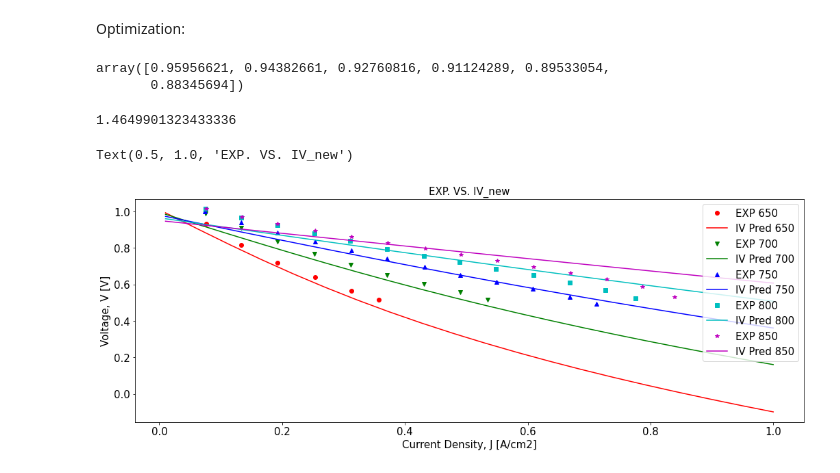
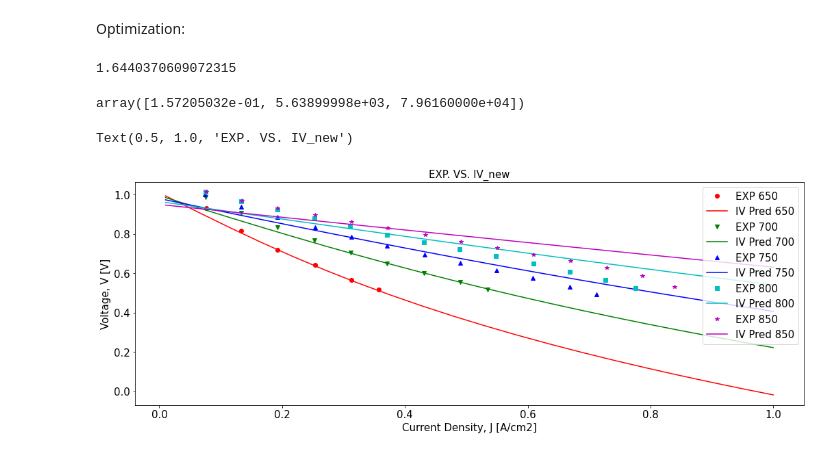
Before and after one commit to NGFC-Lib/NGFC-Lib, a Jupyter notebook: jupyter/Python_IV_Curve/Resources_More/IV_New_optimization.ipynb, the cells around one changed output. Cells and saved outputs as stored; diff of their text form; code cells hidden in the pictures.

```diff
--- a/jupyter/Python_IV_Curve/Resources_More/IV_New_optimization.ipynb
+++ b/jupyter/Python_IV_Curve/Resources_More/IV_New_optimization.ipynb
@@ -739,8 +739,8 @@ def IV_new(oT,fT,J,pO2air,pN2air,pH2,pH2O,pCO,pCO2,pCH4,pN2,pSys,BV_alpha,BV_pre
     return(V,Voc,Ohmic,BV,Cath,Anod)
 # %%
 # environment parameters
-oT =750+273.15      #Temperature oxidant (K)
-fT =750+273.15      #Temperature fuel (K)
+oT =700+273.15      #Temperature oxidant (K)
+fT =700+273.15      #Temperature fuel (K)
 pO2air=0.3          #Air side partial pressure O2 (atm)
 pN2air =0.7         #Air side partial pressure N2 (atm)
 pH2 = 0.4375        #Fuel side partial pressure H2 (atm)
@@ -770,7 +770,20 @@ Optimization:
 
 param_guess = np.array([0.43236, 5639, 79616]) #BV_alpha, BV_prexp, BV_Eact
 # %%
-def objective_function(y_exp, y_model):
+def objective_function(param_guess):
+
+    filename = './Resources_More/ExperimentalData/'+str(700)+'.csv'
+    data = np.loadtxt(open(filename, "rb"), delimiter=",", skiprows=1)
+    x = data[:,0]
+    y_exp = data[:,1]
+
+    y_model = np.zeros(len(y_exp))
+
+    for j in range(len(y_exp)):
+        y_model[j], Voc, Ohmic, BV, Cath, Anode = IV_new(oT,fT,x[j],pO2air,pN2air,pH2,pH2O,pCO,pCO2,pCH4,pN2,pSys,
+                                                    param_guess[0],param_guess[1],param_guess[2],
+                                                       True,de_a,ne_a,alpha_a,de_c,ne_c,alpha_c)
+
     error = np.zeros(len(y_exp))
     for i in range(len(y_exp)):
 
@@ -779,28 +792,15 @@ def objective_function(y_exp, y_model):
     sum_error = np.sum(error)
 
     return sum_error
-# %%
-filename = './Resources_More/ExperimentalData/'+str(650)+'.csv'
-data = np.loadtxt(open(filename, "rb"), delimiter=",", skiprows=1)
-x = data[:,0]
-y_exp = data[:,1]
-
-y_model = np.zeros(len(y_exp))
-for j in range(len(y_exp)):
-        y_model[j], Voc, Ohmic, BV, Cath, Anode = IV_new(oT,fT,x[j],pO2air,pN2air,pH2,pH2O,pCO,pCO2,pCH4,pN2,pSys,
-                                                        param_guess[0],param_guess[1],param_guess[2],
-                                                       True,de_a,ne_a,alpha_a,de_c,ne_c,alpha_c)
-
-y_model
-# %% [output]
-array([0.95956621, 0.94382661, 0.92760816, 0.91124289, 0.89533054,
-       0.88345694])
-# %%
-objective_function(y_exp, y_model)
-# %% [output]
-1.4649901323433336
+# %%
+objective_function(param_guess)
+# %% [output]
+1.6440370609072315
 # %%
-#minimize(objective_function, param_guess)
+result = minimize(objective_function, param_guess)
+result.x
+# %% [output]
+array([1.57205032e-01, 5.63899998e+03, 7.96160000e+04])
 # %%
 # comparison between JHM-2017 experimental data and IV_new predicitons
 
@@ -810,35 +810,35 @@ Tlist = [650, 700, 750, 800, 850]
 markerlist = ['o', 'v', '^', 's', '*']
 colorlist = ['r', 'g', 'b', 'c', 'm']
 
 plt.figure(figsize=(17.5,6))
 
 for i in range(len(Tlist)):
     oT = Tlist[i]+273.15
     fT = oT
 
     # plot exp data
     filename = './Resources_More/ExperimentalData/'+str(Tlist[i])+'.csv'
     data = np.loadtxt(open(filename, "rb"), delimiter=",", skiprows=1)
     plt.plot(data[:,0], data[:,1], colorlist[i]+markerlist[i], label = 'EXP '+str(Tlist[i]))
 
     # plot pred data
     for j in range(20):
         V_pred[j], Voc, Ohmic, BV, Cath, Anode = IV_new(oT,fT,Jlist[j],pO2air,pN2air,pH2,pH2O,pCO,pCO2,pCH4,pN2,pSys,
-                                                        BV_alpha,BV_prexp,BV_Eact,
+                                                        result.x[0],result.x[1],result.x[2],
                                                         True,de_a,ne_a,alpha_a,de_c,ne_c,alpha_c)
     plt.plot(Jlist, V_pred, colorlist[i]+'-', label = 'IV Pred '+str(Tlist[i]))
 
 plt.xticks(fontsize=15)
 plt.yticks(fontsize=15)
 plt.legend(loc='upper right', fontsize=15)
 ymin, ymax = plt.ylim()
 plt.ylim(ymin-(ymax-ymin)*0.0, ymax+(ymax-ymin)*0.0)
 plt.xlabel('Current Density, J [A/cm2]', fontsize = 15)
 plt.ylabel('Voltage, V [V]', fontsize = 15)
 plt.title('EXP. VS. IV_new', fontsize = 15)
 # %% [output]
 Text(0.5, 1.0, 'EXP. VS. IV_new')
-[figure, old version]
+[figure, new version]
 # %%
 # comparison between JHM-2017 experimental data and IV (old) predicitons
 
```
Also changed, not shown: parts of 2 cells of this notebook.
